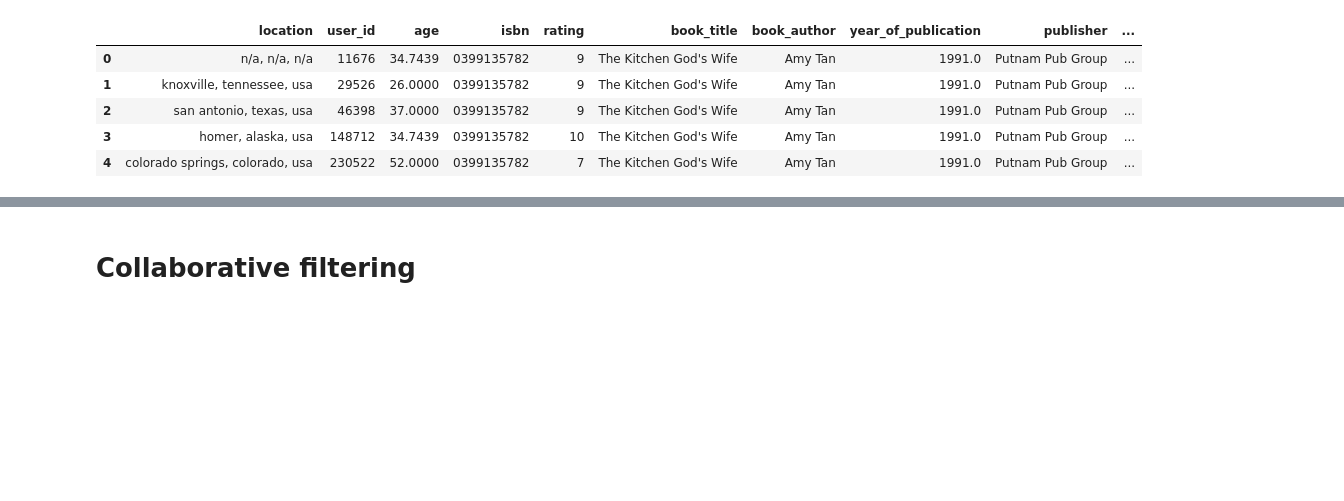
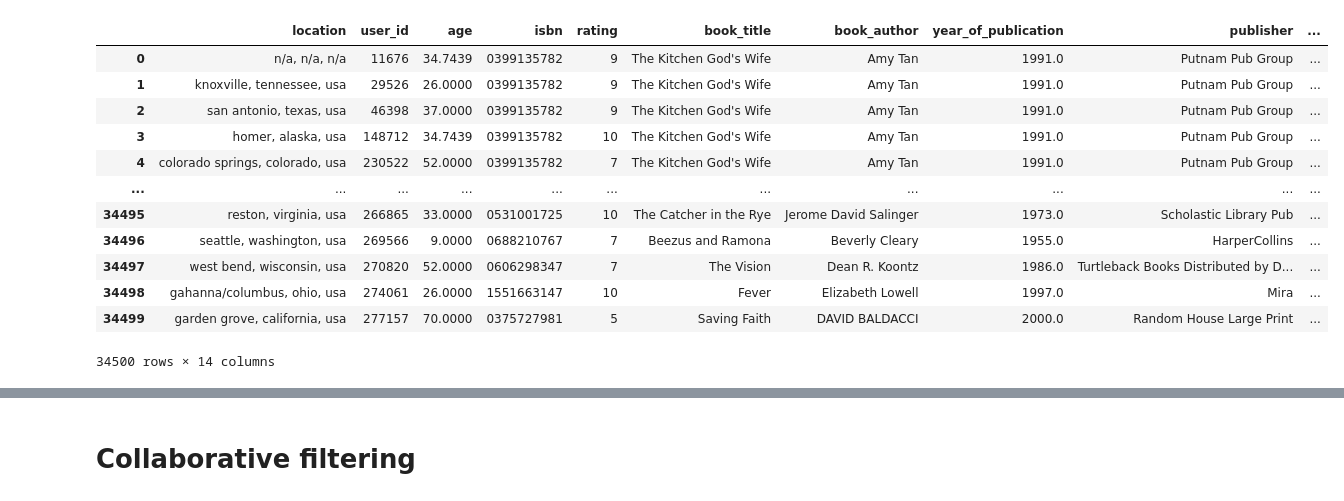
Before and after one commit to patpiet/Basic-Books-Reccommender, a Jupyter notebook: model_building.ipynb, the cells around one changed output, grey strips where cells are left out. Cells and saved outputs as stored; diff of their text form; code cells hidden in the pictures; blank space fills up the shorter version.

```diff
--- a/model_building.ipynb
+++ b/model_building.ipynb
@@ -4,15 +4,23 @@ import pandas as pd
 # %%
 # Import data
 df = pd.read_csv('ratings_with_features.csv')
 
-df.head()
+df
+# df[df['Summary'] == '9']
 # %% [output]
 |  | location | user_id | age | isbn | rating | book_title | book_author | year_of_publication | publisher | ... |
 | 0 | n/a, n/a, n/a | 11676 | 34.7439 | 0399135782 | 9 | The Kitchen God's Wife | Amy Tan | 1991.0 | Putnam Pub Group | ... |
 | 1 | knoxville, tennessee, usa | 29526 | 26.0000 | 0399135782 | 9 | The Kitchen God's Wife | Amy Tan | 1991.0 | Putnam Pub Group | ... |
 | 2 | san antonio, texas, usa | 46398 | 37.0000 | 0399135782 | 9 | The Kitchen God's Wife | Amy Tan | 1991.0 | Putnam Pub Group | ... |
 | 3 | homer, alaska, usa | 148712 | 34.7439 | 0399135782 | 10 | The Kitchen God's Wife | Amy Tan | 1991.0 | Putnam Pub Group | ... |
 | 4 | colorado springs, colorado, usa | 230522 | 52.0000 | 0399135782 | 7 | The Kitchen God's Wife | Amy Tan | 1991.0 | Putnam Pub Group | ... |
+| ... | ... | ... | ... | ... | ... | ... | ... | ... | ... | ... |
+| 34495 | reston, virginia, usa | 266865 | 33.0000 | 0531001725 | 10 | The Catcher in the Rye | Jerome David Salinger | 1973.0 | Scholastic Library Pub | ... |
+| 34496 | seattle, washington, usa | 269566 | 9.0000 | 0688210767 | 7 | Beezus and Ramona | Beverly Cleary | 1955.0 | HarperCollins | ... |
+| 34497 | west bend, wisconsin, usa | 270820 | 52.0000 | 0606298347 | 7 | The Vision | Dean R. Koontz | 1986.0 | Turtleback Books Distributed by D... | ... |
+| 34498 | gahanna/columbus, ohio, usa | 274061 | 26.0000 | 1551663147 | 10 | Fever | Elizabeth Lowell | 1997.0 | Mira | ... |
+| 34499 | garden grove, california, usa | 277157 | 70.0000 | 0375727981 | 5 | Saving Faith | DAVID BALDACCI | 2000.0 | Random House Large Print | ... |
+34500 rows × 14 columns
 # %%
 # Extract the summary column for content based model
 summary_non_duplicates = df[['Summary']].drop_duplicates()
```
Also changed, not shown: parts of 18 cells of this notebook, 4 other files.
